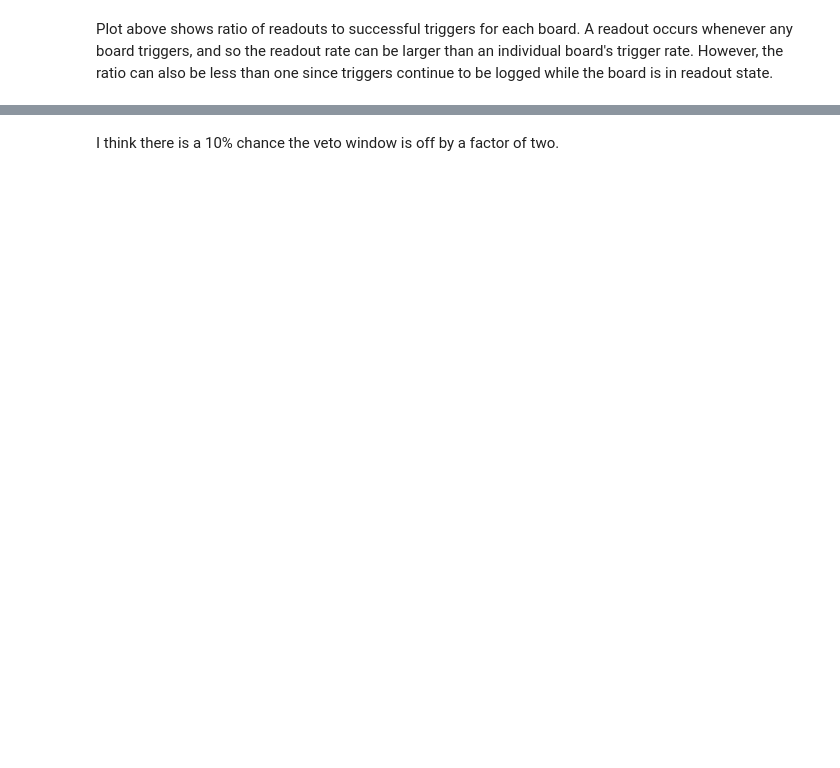
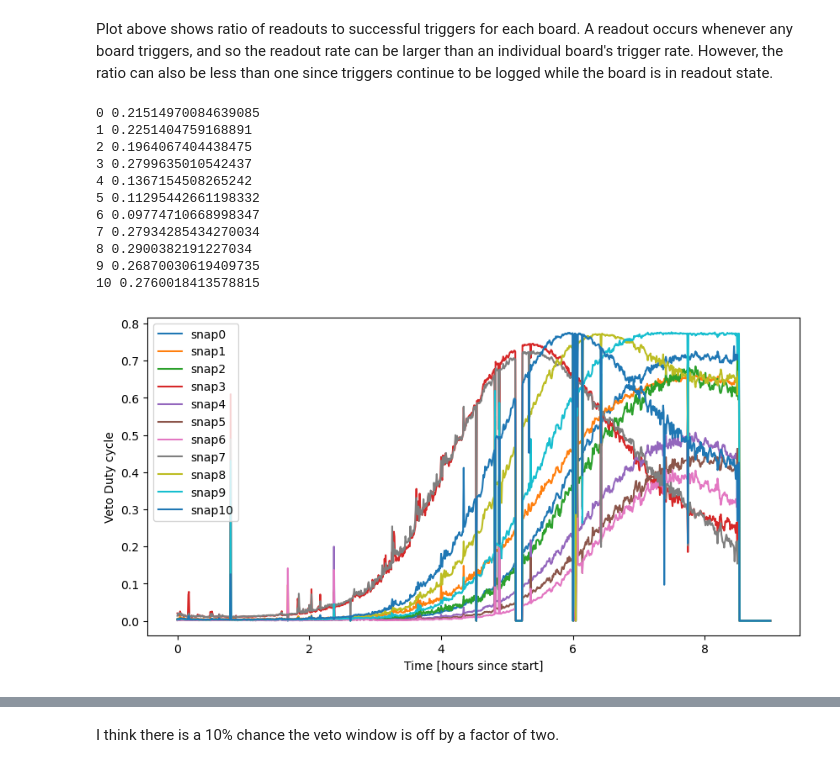
Before and after one commit to realtimeradio/caltech-lwa, a Jupyter notebook: cosmic_ray_scripts/snap2_control/Rate_monitor_plotting.ipynb, the cells around one changed output, grey strips where cells are left out. Cells and saved outputs as stored; diff of their text form; code cells hidden in the pictures; blank space fills up the shorter version.

```diff
--- a/cosmic_ray_scripts/snap2_control/Rate_monitor_plotting.ipynb
+++ b/cosmic_ray_scripts/snap2_control/Rate_monitor_plotting.ipynb
@@ -83,22 +99,34 @@ for b in ok_snaps:
 # %% [markdown]
 Plot above shows ratio of readouts to successful triggers for each board.  A readout occurs whenever any board triggers, and so the readout rate can be larger than an individual board's trigger rate.  However, the ratio can also be less than one since triggers continue to be logged while the board is in readout state.
 # %%
-'''plt.figure(figsize=(10,5),dpi=100)
+plt.figure(figsize=(10,5),dpi=100)
 for b in ok_snaps:
     core=core_all[b]
     veto=veto_all[b]
     successful_trigger=successful_triggers_all[b]
     readout_done=readout_dones_all[b]
     veto_cycle=veto_cycles_all[b]
     core_cycle=core_cycles_all[b]
     timeaxis=np.asarray(range(len(core)))*(waittime)*(1/60)*(1/60) #time in hours since start of test, approximated as each board having one measurement every 7*32.75 seconds
     plt.plot(timeaxis,veto_cycle/((2**28)-1),label='snap'+str(b))
     plt.ylabel("Veto Duty cycle")
     plt.xlabel("Time [hours since start]")
     plt.legend()
     #print('veto cycle')
     print(b,np.mean(veto_cycle)/((2**28)-1))
     #print('core cycle')
     #print(b,np.mean(core_cycle)/((2**28)-1))
-    plt.xlim(0,2)'''
+# %% [output]
+0 0.21514970084639085
+1 0.2251404759168891
+2 0.1964067404438475
+3 0.2799635010542437
+4 0.1367154508265242
+5 0.11295442661198332
+6 0.09774710668998347
+7 0.27934285434270034
+8 0.2900382191227034
+9 0.26870030619409735
+10 0.2760018413578815
+[figure, added]
 # %%
```
Also changed, not shown: parts of 8 cells of this notebook, 1 other file.
